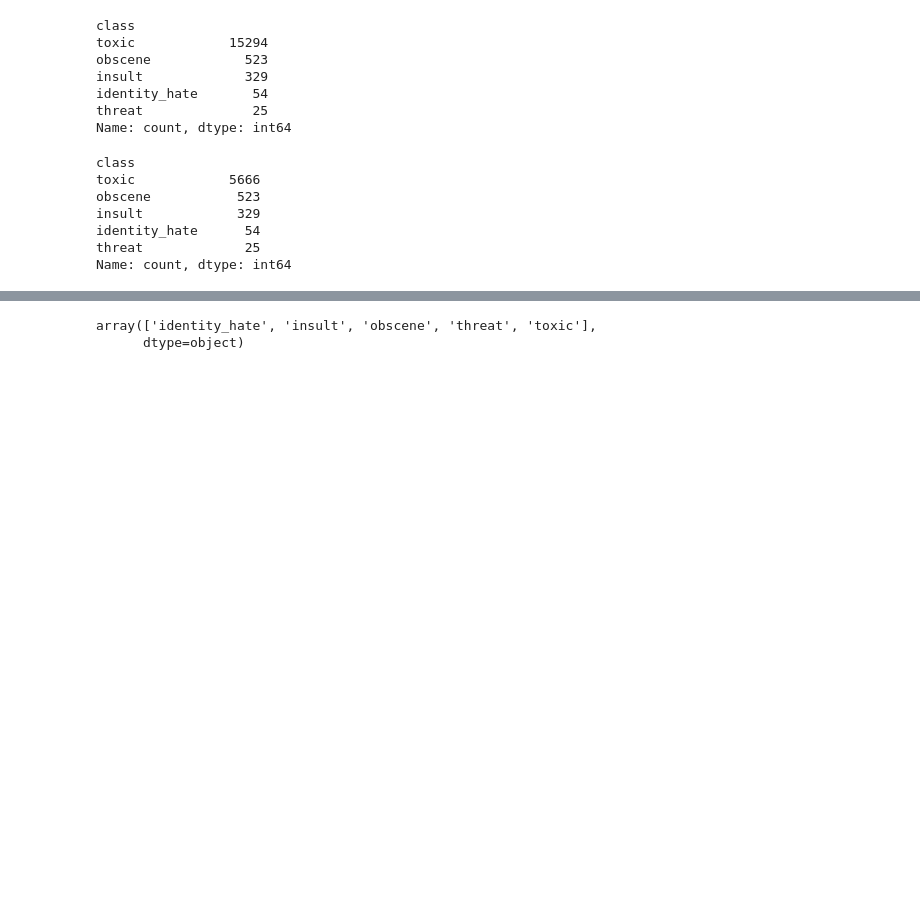
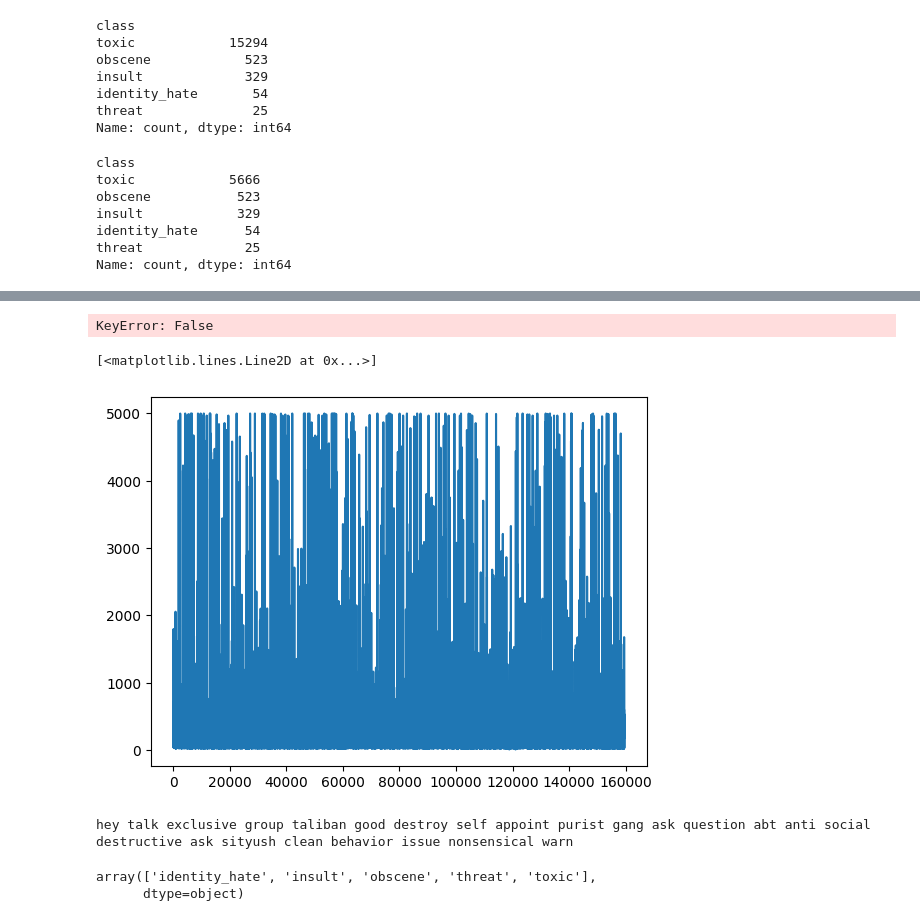
Before and after one commit to Iftekhar-mobin/depression_suicide_project, a Jupyter notebook: Pretrained_embedding_models/classification/classification_TFIDF_pipeline_ML.ipynb, the cells around one changed output, grey strips where cells are left out. Cells and saved outputs as stored; diff of their text form; code cells hidden in the pictures; blank space fills up the shorter version.

```diff
--- a/Pretrained_embedding_models/classification/classification_TFIDF_pipeline_ML.ipynb
+++ b/Pretrained_embedding_models/classification/classification_TFIDF_pipeline_ML.ipynb
@@ -136,3 +170,20 @@ final_df = new_df
+# %%
+df['length'] =df['Post']['class'=='toxic'].astype(str).map(len)
+# %%
+df['class'=='toxic']
+# %% [output]
+KeyError: False
+# %%
+plt.plot(df.length)
+# %% [output]
+[<matplotlib.lines.Line2D at 0x...>]
+[figure, added]
+# %%
+for row, col in final_df.iterrows():
+    print(col['Post'])
+    break
+# %% [output]
+hey talk exclusive group taliban good destroy self appoint purist gang ask question abt anti social destructive ask sityush clean behavior issue nonsensical warn
 # %%
 # This part is need for the Label encoding
 from sklearn.preprocessing import LabelEncoder
```
Also changed, not shown: parts of 11 cells of this notebook, 2 other files.
